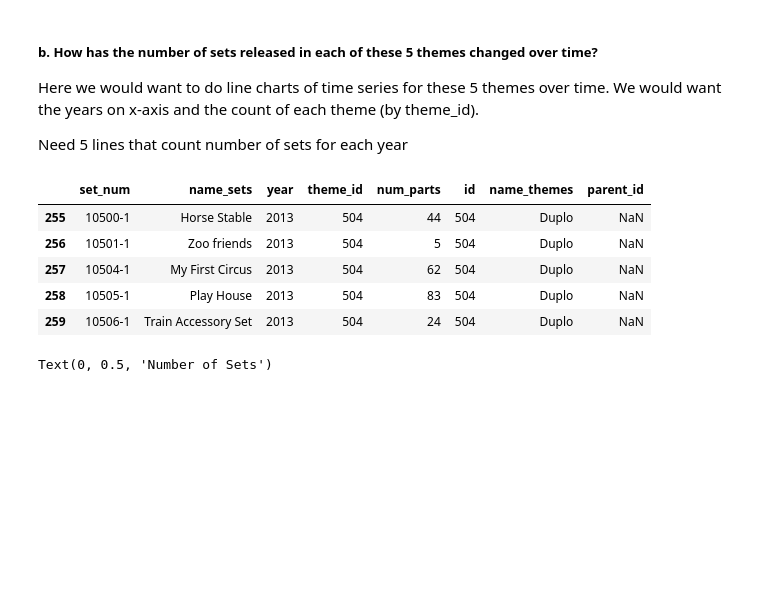
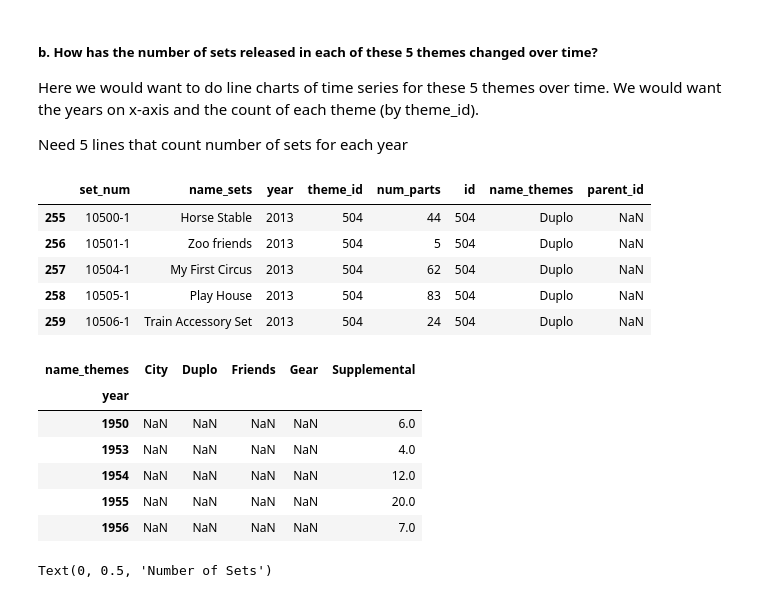
Before and after one commit to lanhoang82/Data-Portfolio-1, a Jupyter notebook: 5. Python - pandas - Data Manipulation/LEGO Database - EDA.ipynb, the cells around one changed output. Drawn from its saved outputs; the diff is of its cells as text; code cells hidden in the pictures; blank space fills up the shorter version.

```diff
--- a/5. Python - pandas - Data Manipulation/LEGO Database - EDA.ipynb
+++ b/5. Python - pandas - Data Manipulation/LEGO Database - EDA.ipynb
@@ -252,6 +252,17 @@ grouped_data = sets_themes_df_top5.groupby(['year', 'name_themes']).size().reset
 #However, for count(), you don't need to reset the index or provide a new name because the resulting structure is already
 #well-defined.
 pivot_data = grouped_data.pivot(index = 'year', columns = 'name_themes', values = 'count')
+# %%
+#for line chart, we need the values of each year listed out as well as the values of each theme per year
+pivot_data.head()
+# %% [output]
+| name_themes | City | Duplo | Friends | Gear | Supplemental |
+| year |  |  |  |  |  |
+| 1950 | NaN | NaN | NaN | NaN | 6.0 |
+| 1953 | NaN | NaN | NaN | NaN | 4.0 |
+| 1954 | NaN | NaN | NaN | NaN | 12.0 |
+| 1955 | NaN | NaN | NaN | NaN | 20.0 |
+| 1956 | NaN | NaN | NaN | NaN | 7.0 |
 # %%
 #create line chart
 pivot_data.plot(kind = 'line', marker = 'o', figsize = (20,10))
```
Also changed, not shown: parts of 13 cells of this notebook.
